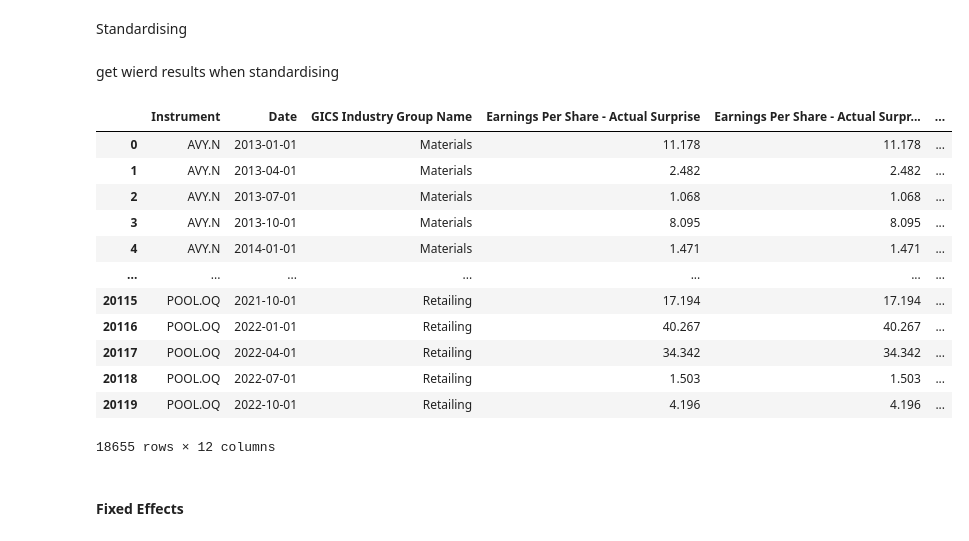
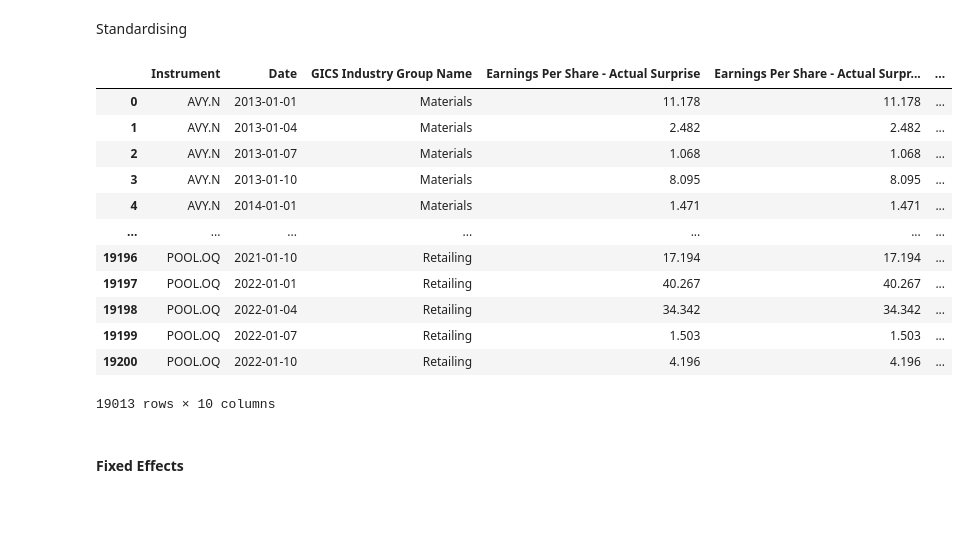
Before and after one commit to yummypugs/GSFM_AnalystForecasts, a Jupyter notebook: 3.3.3_Panel_macro.ipynb, the cells around one changed output. Saved outputs shown, nothing was run; the diff lists cells and outputs as text; code cells hidden in the pictures; blank space fills up the shorter version.

```diff
--- a/3.3.3_Panel_macro.ipynb
+++ b/3.3.3_Panel_macro.ipynb
@@ -24,0 +18,3 @@ FileNotFoundError: [Errno 2] No such file or directory: 'Dataframes/macro_2.csv'
+# %%
+df = pd.read_csv("Dataframes/macro_regression.csv")
+df
@@ -50,44 +46,29 @@ df_clean = df[(df['Earnings Per Share - Actual Surprise'] >= pct_0_15) & (df['Ea
-# %%
-#removing oly 99th percentile outliers
-'''
-# Calculate the 99th percentile
-pct_99 = np.percentile(df['Earnings Per Share - Actual Surprise'], 99)
-
-# Remove the data points above the 99th percentile
-df_clean = df[df['Earnings Per Share - Actual Surprise'] <= pct_99].copy()
-
-df_clean
-'''
 # %% [markdown]
 Standardising
-# %% [markdown]
-get wierd results when standardising
 # %%
 rescale = df_clean
 #rescale["Earnings Per Share - Actual Surprise"] = MinMaxScaler().fit_transform(np.array(rescale["Earnings Per Share - Actual Surprise"]).reshape(-1,1))
-rescale["WACC Inflation Adjusted Risk Free Rate, (%)"] = MinMaxScaler().fit_transform(np.array(rescale["WACC Inflation Adjusted Risk Free Rate, (%)"]).reshape(-1,1))
-rescale["Inflation Premium(%)"] = MinMaxScaler().fit_transform(np.array(rescale["Inflation Premium(%)"]).reshape(-1,1))
+rescale["CBOE Crude Oil ETF Volatility Index"] = MinMaxScaler().fit_transform(np.array(rescale["CBOE Crude Oil ETF Volatility Index"]).reshape(-1,1))
 rescale["90-Day AA Financial Commercial Paper Interest Rate"] = MinMaxScaler().fit_transform(np.array(rescale["90-Day AA Financial Commercial Paper Interest Rate"]).reshape(-1,1))
-rescale["CPFFM"] = MinMaxScaler().fit_transform(np.array(rescale["CPFFM"]).reshape(-1,1))
-rescale["CBOE Crude Oil ETF Volatility Index"] = MinMaxScaler().fit_transform(np.array(rescale["CBOE Crude Oil ETF Volatility Index"]).reshape(-1,1))
-rescale["Consumer Sentiment"] = MinMaxScaler().fit_transform(np.array(rescale["Consumer Sentiment"]).reshape(-1,1))
-rescale["Unemployment rate"] = MinMaxScaler().fit_transform(np.array(rescale["Unemployment rate"]).reshape(-1,1))
+rescale["Inflation Risk Premium"] = MinMaxScaler().fit_transform(np.array(rescale["Inflation Risk Premium"]).reshape(-1,1))
+rescale["University of Michigan: Consumer Sentiment, Index 1966:Q1=100"] = MinMaxScaler().fit_transform(np.array(rescale["University of Michigan: Consumer Sentiment, Index 1966:Q1=100"]).reshape(-1,1))
+rescale["Unemployment Rate"] = MinMaxScaler().fit_transform(np.array(rescale["Unemployment Rate"]).reshape(-1,1))
 df_clean = rescale
 df_clean
 # %% [output]
 |  | Instrument | Date | GICS Industry Group Name | Earnings Per Share - Actual Surprise | Earnings Per Share - Actual Surpr... | ... |
 | 0 | AVY.N | 2013-01-01 | Materials | 11.178 | 11.178 | ... |
-| 1 | AVY.N | 2013-04-01 | Materials | 2.482 | 2.482 | ... |
-| 2 | AVY.N | 2013-07-01 | Materials | 1.068 | 1.068 | ... |
-| 3 | AVY.N | 2013-10-01 | Materials | 8.095 | 8.095 | ... |
+| 1 | AVY.N | 2013-01-04 | Materials | 2.482 | 2.482 | ... |
+| 2 | AVY.N | 2013-01-07 | Materials | 1.068 | 1.068 | ... |
+| 3 | AVY.N | 2013-01-10 | Materials | 8.095 | 8.095 | ... |
 | 4 | AVY.N | 2014-01-01 | Materials | 1.471 | 1.471 | ... |
 | ... | ... | ... | ... | ... | ... | ... |
-| 20115 | POOL.OQ | 2021-10-01 | Retailing | 17.194 | 17.194 | ... |
-| 20116 | POOL.OQ | 2022-01-01 | Retailing | 40.267 | 40.267 | ... |
-| 20117 | POOL.OQ | 2022-04-01 | Retailing | 34.342 | 34.342 | ... |
-| 20118 | POOL.OQ | 2022-07-01 | Retailing | 1.503 | 1.503 | ... |
-| 20119 | POOL.OQ | 2022-10-01 | Retailing | 4.196 | 4.196 | ... |
+| 19196 | POOL.OQ | 2021-01-10 | Retailing | 17.194 | 17.194 | ... |
+| 19197 | POOL.OQ | 2022-01-01 | Retailing | 40.267 | 40.267 | ... |
+| 19198 | POOL.OQ | 2022-01-04 | Retailing | 34.342 | 34.342 | ... |
+| 19199 | POOL.OQ | 2022-01-07 | Retailing | 1.503 | 1.503 | ... |
+| 19200 | POOL.OQ | 2022-01-10 | Retailing | 4.196 | 4.196 | ... |
-18655 rows × 12 columns
+19013 rows × 10 columns
 # %%
 df_panel = df_clean.copy()
 # %% [markdown]
```
Also changed, not shown: parts of 8 cells of this notebook.
